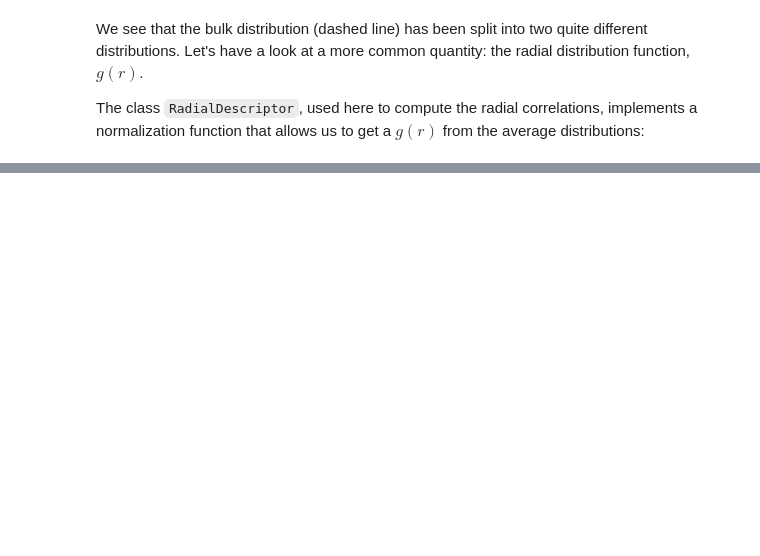
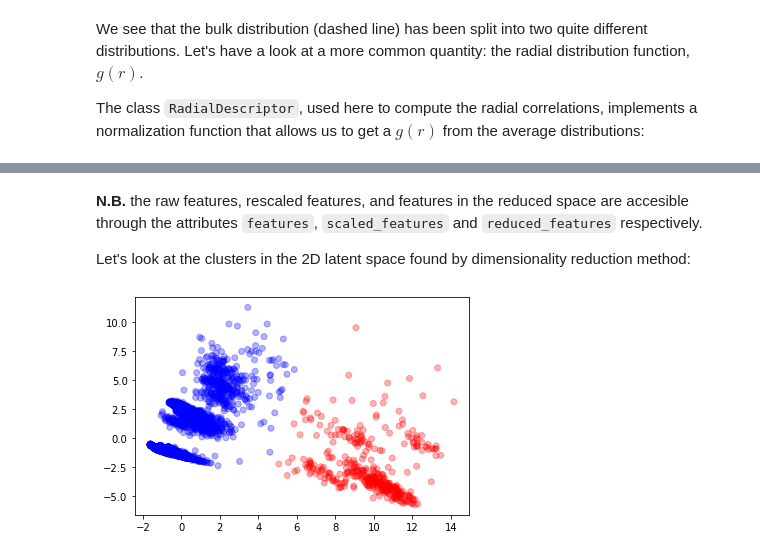
Before and after one commit to jorisparet/partycls, a Jupyter notebook: tutorial/2_optimization.ipynb, the cells around one changed output, grey strips where cells are left out. Cells and saved outputs as stored; diff of their text form; code cells hidden in the pictures; blank space fills up the shorter version.

```diff
--- a/tutorial/2_optimization.ipynb
+++ b/tutorial/2_optimization.ipynb
@@ -69,0 +122,39 @@ plt.show()
+# %%
+from pysc.descriptor import BondAngleDescriptor
+from pysc import Trajectory, PCA
+
+# trajectory
+xtal_traj = Trajectory('../data/dislocation_N8000.xyz')
+
+# bond-angle descriptor
+D_ba = BondAngleDescriptor(xtal_traj)
+X = D_ba.compute()
+
+# dimensionality reduction method
+redux = PCA(n_components=2)
+
+# optimization
+xtal_opt = Optimization(xtal_traj,
+                        descriptor=D_ba,
+                        scaling='zscore',
+                        dim_redux=redux,
+                        clustering='kmeans')
+xtal_opt.clustering.n_init = 100
+xtal_opt.run()
+# %% [markdown]
+**N.B.** the raw features, rescaled features, and features in the reduced space are accesible through the attributes `features`, `scaled_features` and `reduced_features` respectively.
+
+Let's look at the clusters in the 2D latent space found by dimensionality reduction method:
+# %%
+import numpy as np
+
+# features in latent space and labels
+X_red = xtal_opt.reduced_features
+labels = xtal_opt.labels
+
+# scatter plot of latent space with clusters' labels
+c = np.array(['b', 'r'])
+plt.scatter(X_red[:,0], X_red[:,1], c=c[labels], alpha=0.3)
+plt.show()
+# %% [output]
+[figure, added]
```
Also changed, not shown: parts of 16 cells of this notebook, 4 other files.
